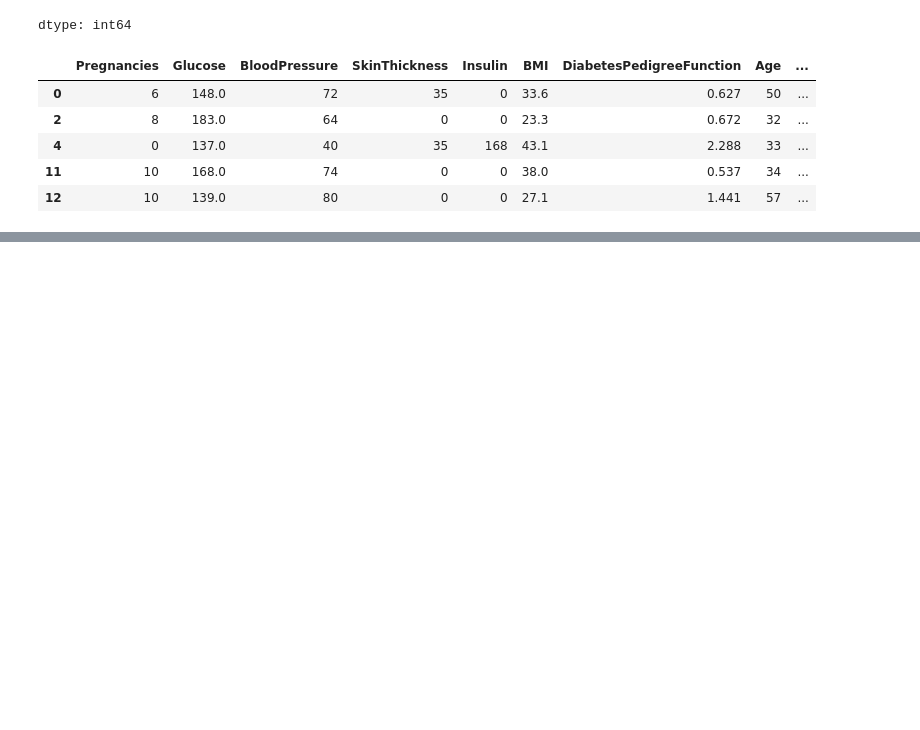
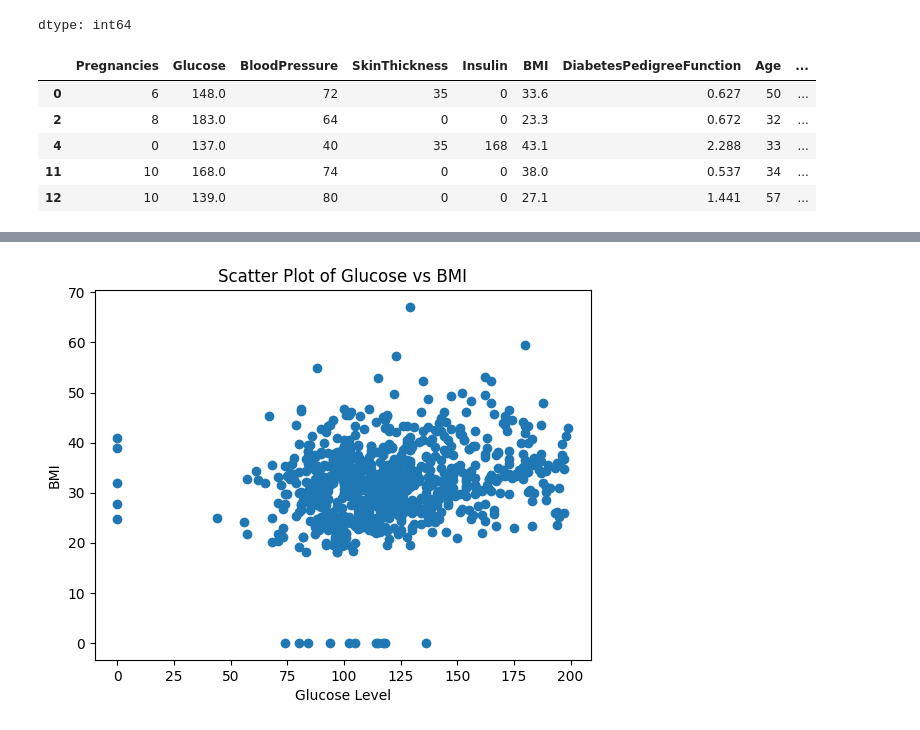
Before and after one commit to roug047/Unraveling-ASD-Susceptibility-Markers-for-Predictive-Diagnosis, a Jupyter notebook: diabetes1.ipynb, the cells around one changed output, grey strips where cells are left out. Cells and saved outputs as stored; diff of their text form; code cells hidden in the pictures; blank space fills up the shorter version.

```diff
--- a/diabetes1.ipynb
+++ b/diabetes1.ipynb
@@ -86,0 +111,2 @@ filtered_df.head()
+# %%
+df['Glucose_BMI_Ratio'] = df['Glucose'] / df['BMI']
@@ -86,0 +140,8 @@ filtered_df.head()
+# %%
+plt.scatter(df['Glucose'], df['BMI'])
+plt.xlabel('Glucose Level')
+plt.ylabel('BMI')
+plt.title('Scatter Plot of Glucose vs BMI')
+plt.show()
+# %% [output]
+[figure, added]
```
Also changed, not shown: parts of 9 cells of this notebook.
